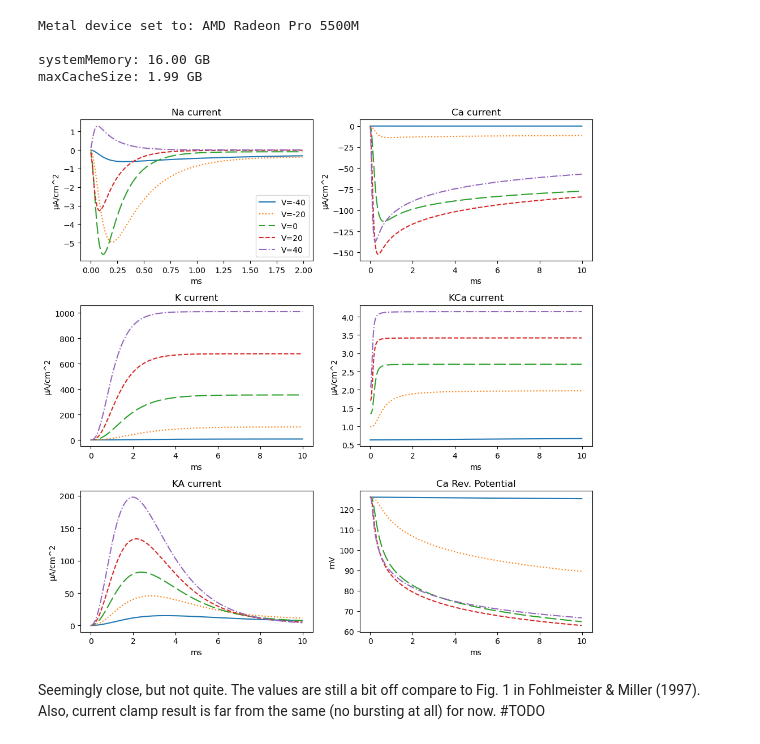
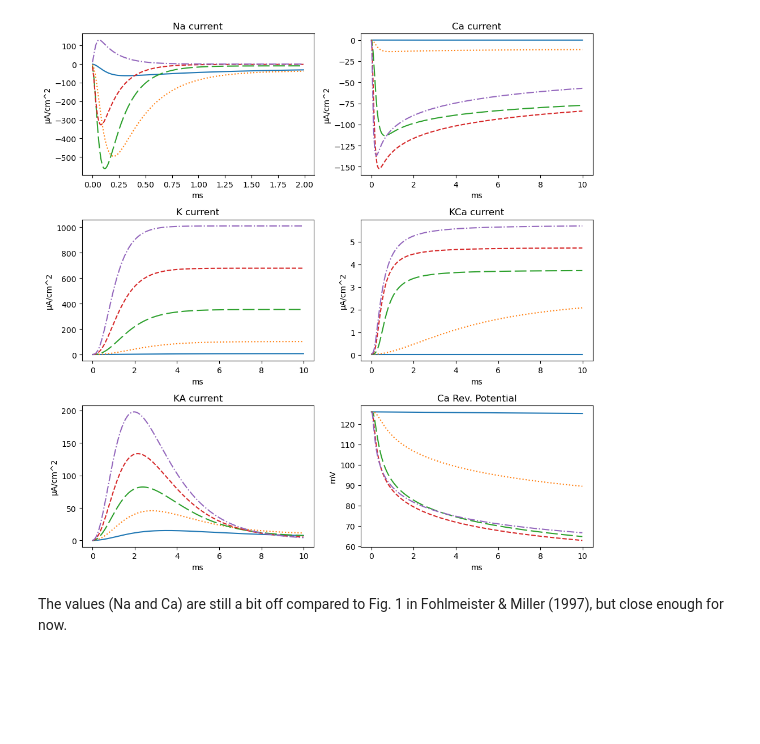
Before and after one commit to jaxleyverse/jaxley-mech, a Jupyter notebook: notebooks/fm97.ipynb, the cells around one changed output. Drawn from its saved outputs; the diff is of its cells as text; code cells hidden in the pictures; blank space fills up the shorter version.

```diff
--- a/notebooks/fm97.ipynb
+++ b/notebooks/fm97.ipynb
@@ -82,0 +104,12 @@ linestyles = {
+# %%
+cell = Compartment()
+
+cell.insert(Na())
+cell.insert(Ca())
+cell.insert(K())
+cell.insert(KCa())
+cell.insert(KA())
+cell.insert(Leak())
+
+cell.set("length", 1)
+cell.set("radius", 1)
@@ -83,30 +123,39 @@ linestyles = {
 # %%
-# Run the voltage clamp simulation
-fig, ax = plt.subplots(3,2, figsize=(10,10))
+V_hold = -65.0  # mV, the holding potential
+T_hold = 1000    # ms, the duration of the holding potential
+T_step = 1000    # ms, the duration of the step potential
+dt = 0.01        # ms, the time step for the simulation
+
+fig, ax = plt.subplots(3, 2, figsize=(10,10))
 ax = ax.flatten()
+
+linestyles = {
+	"-40": "solid",
+	"-20": "dotted",
+	"0": (5, (10, 3)),
+	"20": "dashed",
+	"40": "dashdot",
+}
+
 for V_step in [-40, -20, 0, 20, 40]:
-    currents, states = voltage_clamp(
-        [Na(), Ca(), K(), KCa(), KA()],
-        -65,
-        V_step,
-        T_hold,
-        T_step,
-        dt
-    )
+    currents, states = cell.voltage_clamp(V_hold=V_hold, V_step=V_step, T_hold=T_hold, T_step=T_step, dt=dt)
 
-    for i, key in enumerate(currents):
+    ax = ax.flatten()
+    for i, key in enumerate(currents["step"]):
+        if key == "Leak":
+            continue
         if key == "Na":
-            ax[i].plot(jnp.arange(T_step)[:200] * dt, currents[key][:200], label=f"V={V_step}", linestyle=linestyles[str((V_step))])
+            ax[i].plot(jnp.arange(T_step)[:200] * dt, currents['step'][key][:200], label=f"V={V_step}", linestyle=linestyles[str((V_step))])
         else:
-            ax[i].plot(jnp.arange(T_step) * dt, currents[key], label=f"V={V_step}", linestyle=linestyles[str((V_step))])
+            ax[i].plot(jnp.arange(T_step) * dt, currents['step'][key], label=f"V={V_step}", linestyle=linestyles[str((V_step))])
         ax[i].set_title(key + " current")
         ax[i].set_xlabel("ms")
         ax[i].set_ylabel("μA/cm^2")
 
-    ax[-1].plot(jnp.arange(T_step) * dt, states["Ca"]["Ca_vCa"][T_hold:], label="vCa", linestyle=linestyles[str((V_step))])
+    ax[-1].plot(jnp.arange(T_step) * dt, states['step']["Ca"]["Ca_vCa"], label="vCa", linestyle=linestyles[str((V_step))])
     ax[-1].set_title("Ca Rev. Potential")
     ax[-1].set_xlabel("ms")
     ax[-1].set_ylabel("mV")
-ax[0].legend()
+
 fig.tight_layout()
 # %% [output]
@@ -115,8 +162,4 @@ Platform 'METAL' is experimental and not all JAX functionality may be correctly
-Metal device set to: AMD Radeon Pro 5500M
-
-systemMemory: 16.00 GB
-maxCacheSize: 1.99 GB
-[figure, old version]
+[figure, new version]
 # %% [markdown]
-Seemingly close, but not quite. The values are still a bit off compare to Fig. 1 in Fohlmeister & Miller (1997). Also, current clamp result is far from the same (no bursting at all) for now. #TODO
+The values (Na and Ca) are still a bit off compared to Fig. 1 in Fohlmeister & Miller (1997), but close enough for now.
 # %%
```
Also changed, not shown: parts of 5 cells of this notebook, 1 other file.
